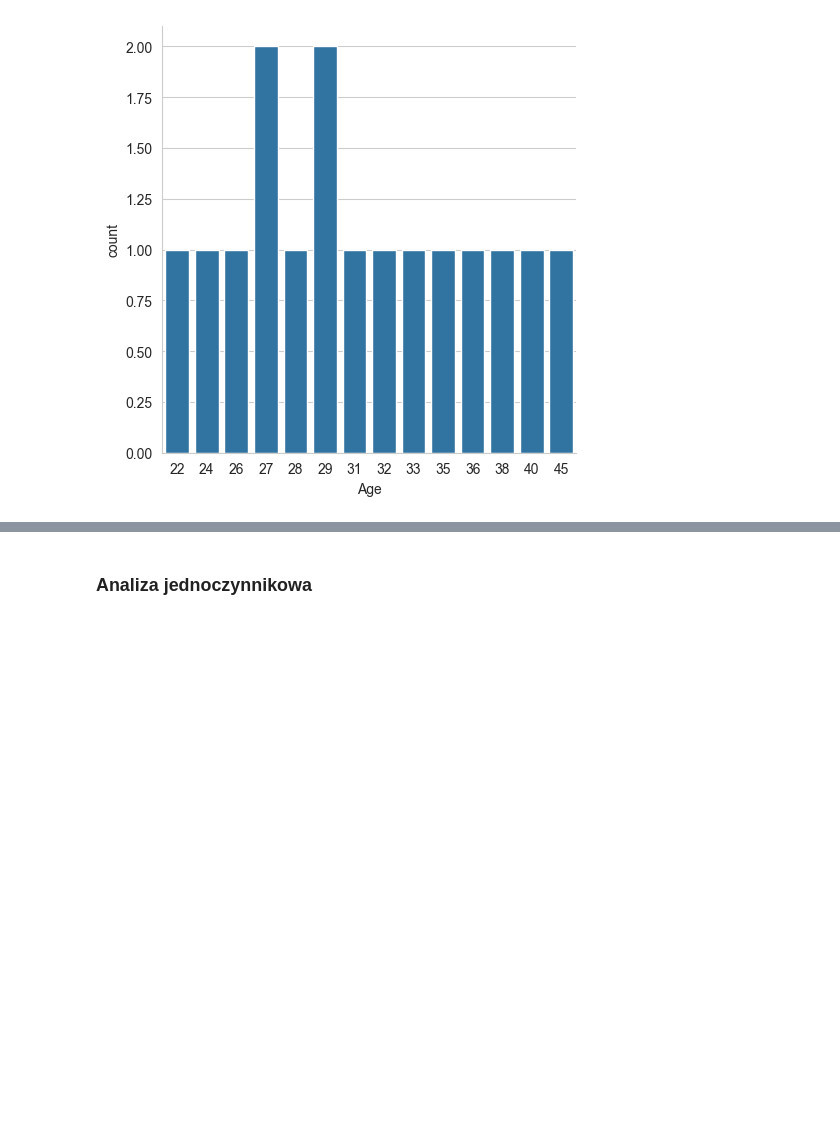
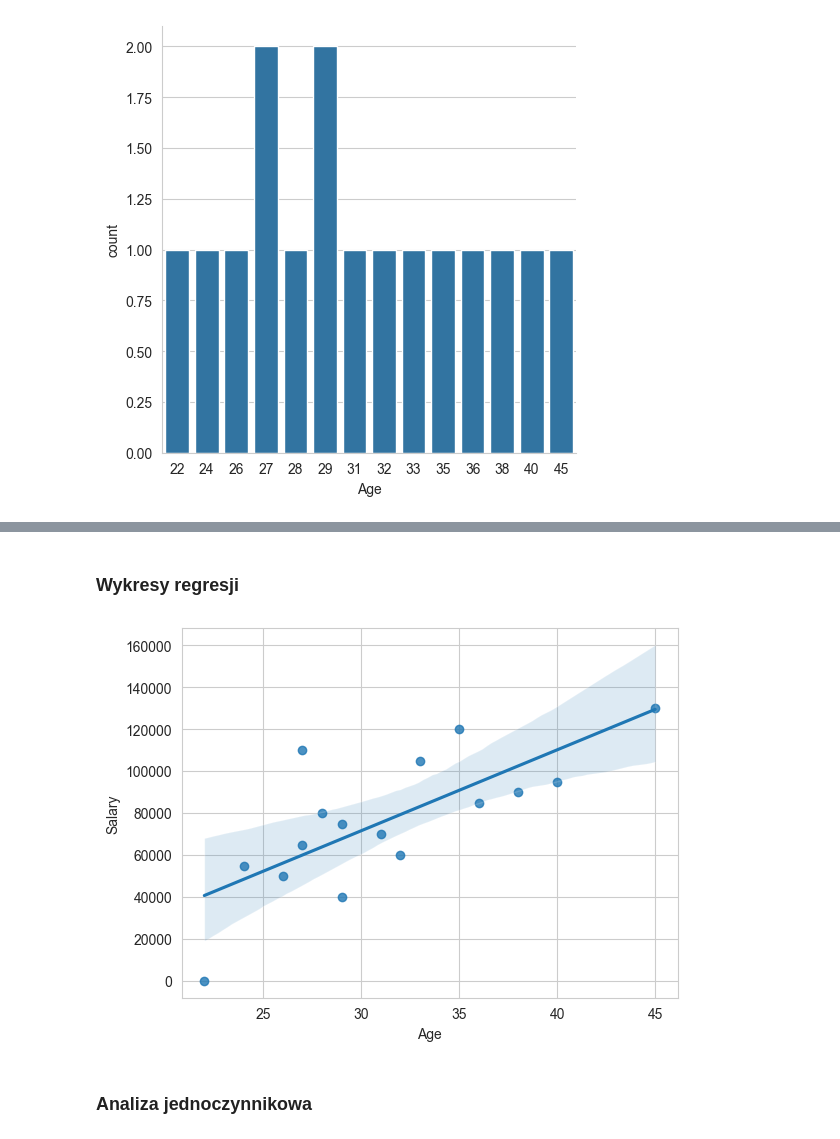
Before and after one commit to PawelWil/PARTII_PawelWiltos_Python_Pandas_Seaborn, a Jupyter notebook: Kod/04_seaborn_WYKRESY_ZŁOŻONE_To_Jest_Czesc_Pythona/05_praca_z_danymi.ipynb, the cells around one changed output, grey strips where cells are left out. Drawn from its saved outputs; the diff is of its cells as text; code cells hidden in the pictures; blank space fills up the shorter version.

```diff
--- a/Kod/04_seaborn_WYKRESY_ZŁOŻONE_To_Jest_Czesc_Pythona/05_praca_z_danymi.ipynb
+++ b/Kod/04_seaborn_WYKRESY_ZŁOŻONE_To_Jest_Czesc_Pythona/05_praca_z_danymi.ipynb
@@ -86,3 +91,13 @@ _ = sns.catplot(df_people, x='Age', kind='count')
+# %% [markdown]
+### Wykresy regresji
+# %%
+# wykres regresji, za pomocą komendy 'regplot'.
+# Regresja to metoda statystyczna służąca określaniu związku pomiędzy różnymi wielkościami i przewidywaniu=predykcji nieznanych wartości jednych wielkości na podstawie znanych wartości innych.
+# Ten wykres polega na pokazaniu wymaganych danych w postaci kropek (u nas to 'Salary' na osi y i 'Age' na osi x), a następnie na dopasowaniu linii do największego skupienia, a jednocześnie przewidywaniu=predykcji, na bazie tego zachowania jak się to będzie zachowywać później.
+# Jak widać oprócz ciągłej linii, mamy również zacieniony obszar, ktory jakby poszerza możliwy zakres wystąpienia wartości. Im większy ten cień, tym wiekszy rozrzut i mniejsza powtarzalność, czyli predykcja prawdopodobnie będzie obarczona dużym błędem.
+_ = sns.regplot(df_people,x='Age',y='Salary')
+# %% [output]
+[figure, added]
 # %% [markdown]
 ### Analiza jednoczynnikowa
 # %%
```
Also changed, not shown: parts of 1 cell of this notebook, 1 other file.
